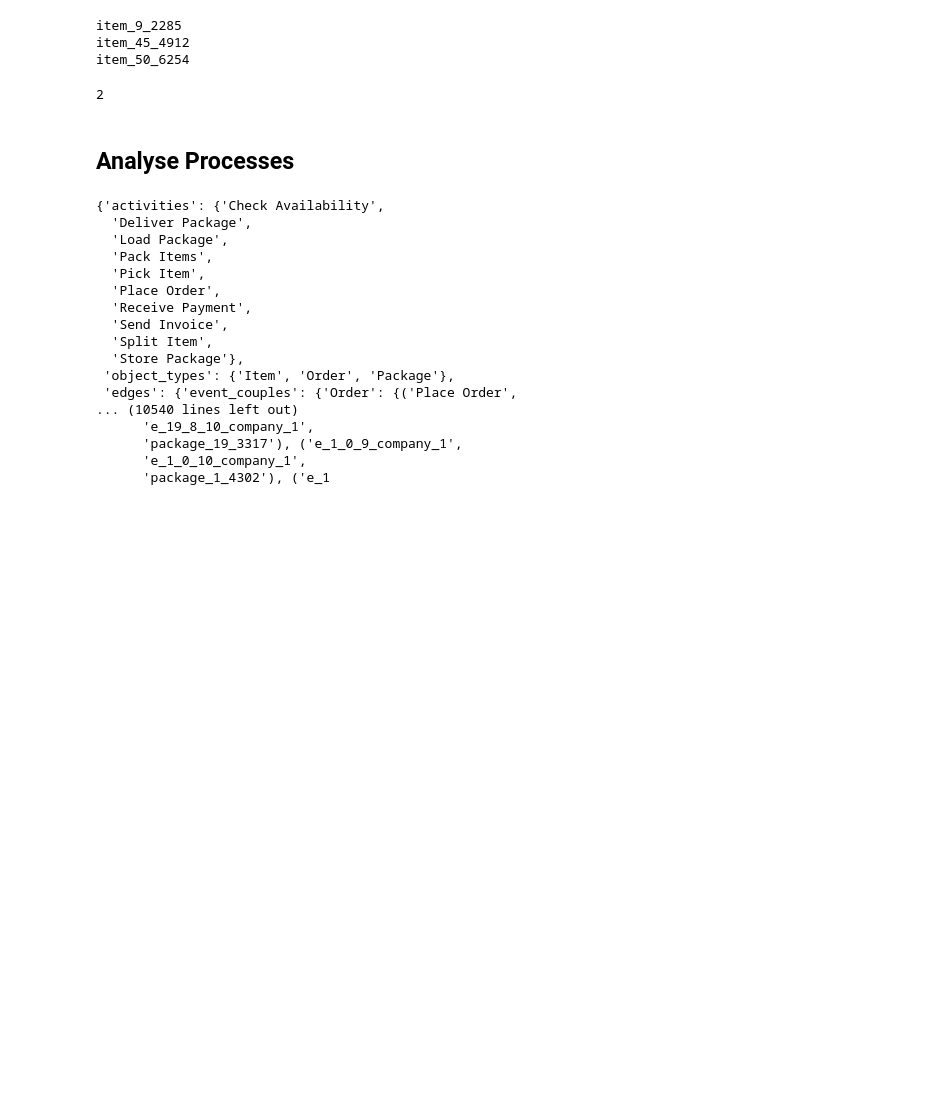
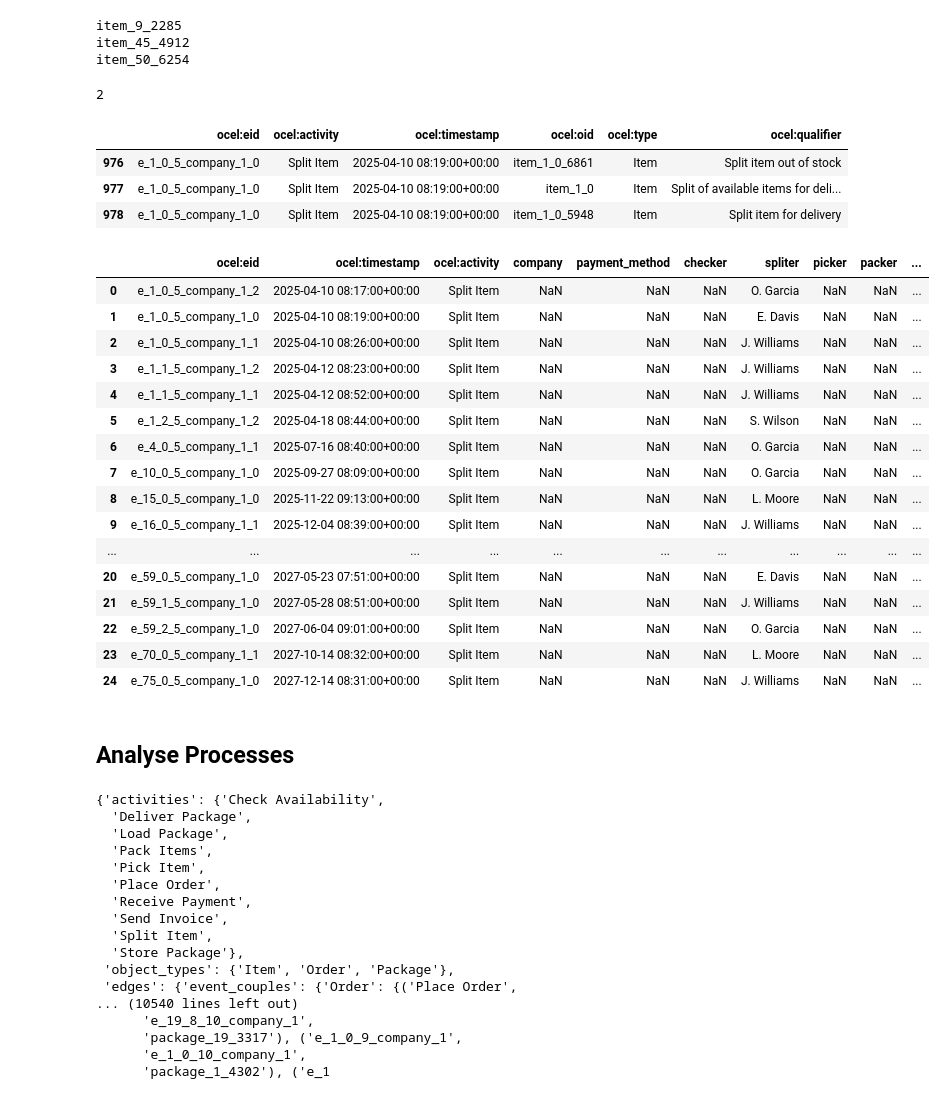
Before and after one commit to MHarmsKlu/SimulationSplittedDeliveries, a Jupyter notebook: pm/ocpm_analysis.ipynb, the cells around one changed output. Cells and saved outputs as stored; diff of their text form; code cells hidden in the pictures; blank space fills up the shorter version.

```diff
--- a/pm/ocpm_analysis.ipynb
+++ b/pm/ocpm_analysis.ipynb
@@ -92,3 +94,10 @@ item_50_6254
 split_trees["item_9_2285"].splits
 # %% [output]
 2
+# %%
+ocel.relations[ocel.relations["ocel:eid"]=="e_1_0_5_company_1_0"]
+# %% [output]
+|  | ocel:eid | ocel:activity | ocel:timestamp | ocel:oid | ocel:type | ocel:qualifier |
+| 976 | e_1_0_5_company_1_0 | Split Item | 2025-04-10 08:19:00+00:00 | item_1_0_6861 | Item | Split item out of stock |
+| 977 | e_1_0_5_company_1_0 | Split Item | 2025-04-10 08:19:00+00:00 | item_1_0 | Item | Split of available items for deli... |
+| 978 | e_1_0_5_company_1_0 | Split Item | 2025-04-10 08:19:00+00:00 | item_1_0_5948 | Item | Split item for delivery |
@@ -95,3 +106,23 @@ split_trees["item_9_2285"].splits
+# %%
+pm4py.filter_ocel_event_attribute(ocel,'ocel:activity',['Split Item']).get_extended_table()
+# %% [output]
+|  | ocel:eid | ocel:timestamp | ocel:activity | company | payment_method | checker | spliter | picker | packer | ... |
+| 0 | e_1_0_5_company_1_2 | 2025-04-10 08:17:00+00:00 | Split Item | NaN | NaN | NaN | O. Garcia | NaN | NaN | ... |
+| 1 | e_1_0_5_company_1_0 | 2025-04-10 08:19:00+00:00 | Split Item | NaN | NaN | NaN | E. Davis | NaN | NaN | ... |
+| 2 | e_1_0_5_company_1_1 | 2025-04-10 08:26:00+00:00 | Split Item | NaN | NaN | NaN | J. Williams | NaN | NaN | ... |
+| 3 | e_1_1_5_company_1_2 | 2025-04-12 08:23:00+00:00 | Split Item | NaN | NaN | NaN | J. Williams | NaN | NaN | ... |
+| 4 | e_1_1_5_company_1_1 | 2025-04-12 08:52:00+00:00 | Split Item | NaN | NaN | NaN | J. Williams | NaN | NaN | ... |
+| 5 | e_1_2_5_company_1_2 | 2025-04-18 08:44:00+00:00 | Split Item | NaN | NaN | NaN | S. Wilson | NaN | NaN | ... |
+| 6 | e_4_0_5_company_1_1 | 2025-07-16 08:40:00+00:00 | Split Item | NaN | NaN | NaN | O. Garcia | NaN | NaN | ... |
+| 7 | e_10_0_5_company_1_0 | 2025-09-27 08:09:00+00:00 | Split Item | NaN | NaN | NaN | O. Garcia | NaN | NaN | ... |
+| 8 | e_15_0_5_company_1_0 | 2025-11-22 09:13:00+00:00 | Split Item | NaN | NaN | NaN | L. Moore | NaN | NaN | ... |
+| 9 | e_16_0_5_company_1_1 | 2025-12-04 08:39:00+00:00 | Split Item | NaN | NaN | NaN | J. Williams | NaN | NaN | ... |
+| ... | ... | ... | ... | ... | ... | ... | ... | ... | ... | ... |
+| 20 | e_59_0_5_company_1_0 | 2027-05-23 07:51:00+00:00 | Split Item | NaN | NaN | NaN | E. Davis | NaN | NaN | ... |
+| 21 | e_59_1_5_company_1_0 | 2027-05-28 08:51:00+00:00 | Split Item | NaN | NaN | NaN | J. Williams | NaN | NaN | ... |
+| 22 | e_59_2_5_company_1_0 | 2027-06-04 09:01:00+00:00 | Split Item | NaN | NaN | NaN | O. Garcia | NaN | NaN | ... |
+| 23 | e_70_0_5_company_1_1 | 2027-10-14 08:32:00+00:00 | Split Item | NaN | NaN | NaN | L. Moore | NaN | NaN | ... |
+| 24 | e_75_0_5_company_1_0 | 2027-12-14 08:31:00+00:00 | Split Item | NaN | NaN | NaN | J. Williams | NaN | NaN | ... |
 # %% [markdown]
 ## Analyse Processes
 # %%
```
Also changed, not shown: parts of 7 cells of this notebook, 3 other files.
